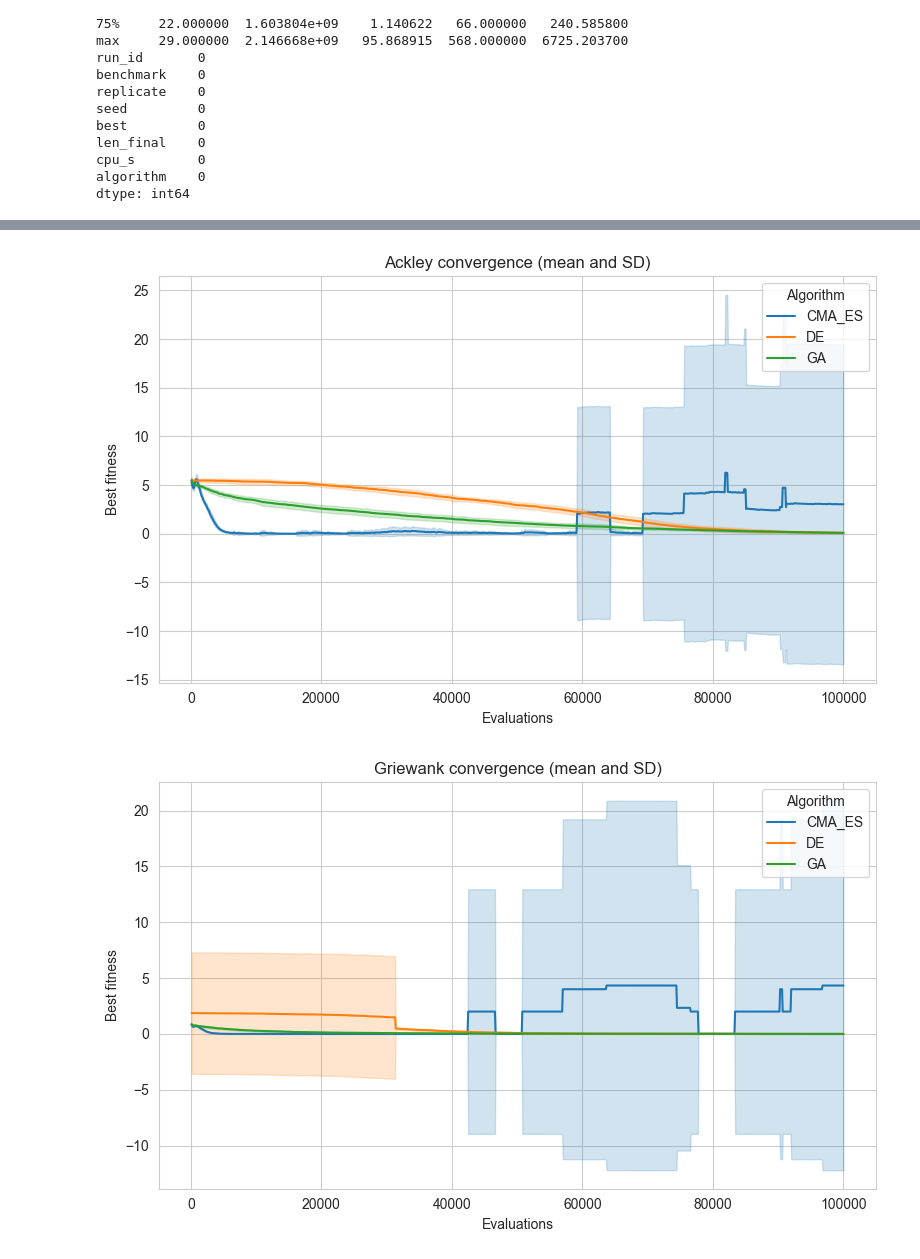
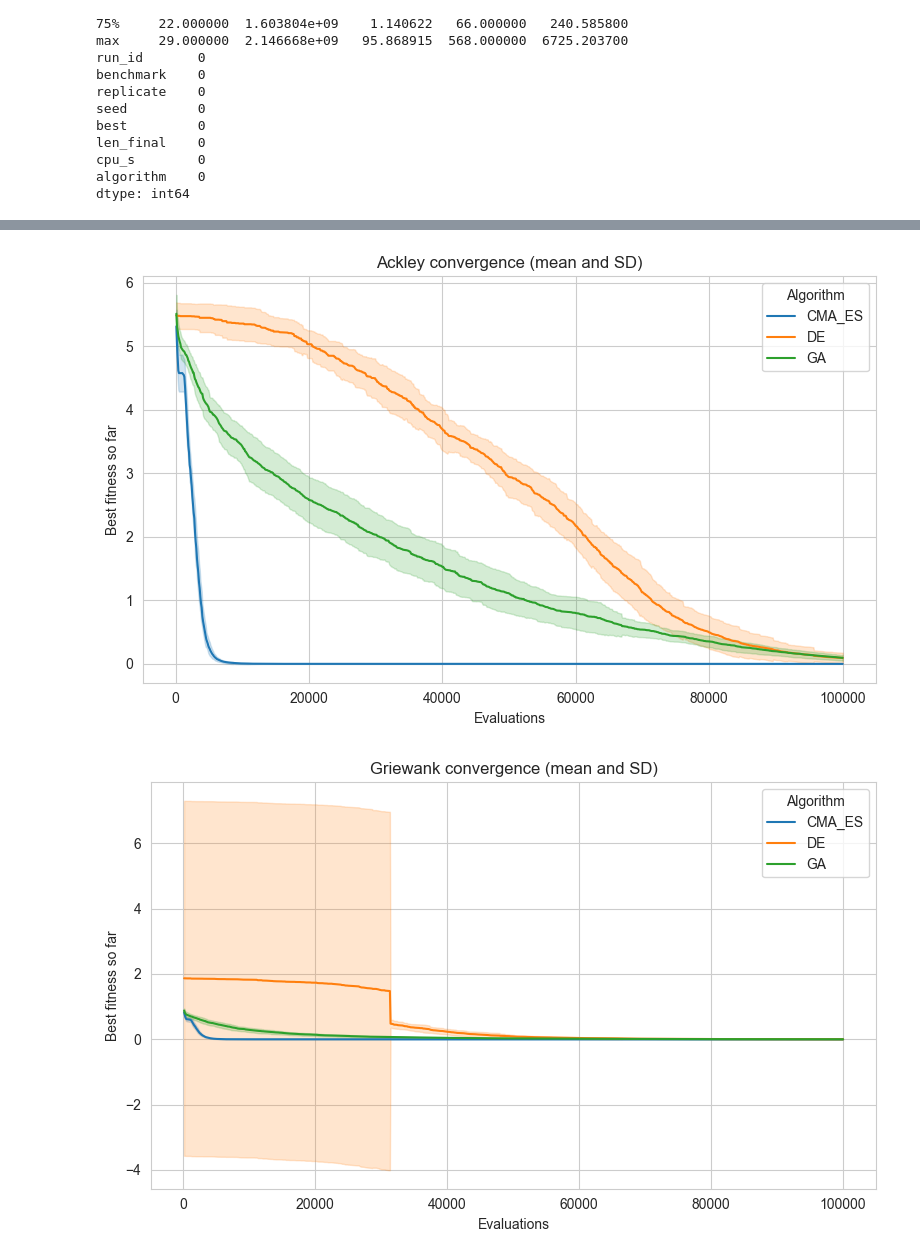
Before and after one commit to jvarhanik/thesis, a Jupyter notebook: Analysis.ipynb, the cells around one changed output, grey strips where cells are left out. Cells and saved outputs as stored; diff of their text form; code cells hidden in the pictures.

Commit message:
Updated: conv plots; violin plots using logaritmic scale; results written to csv

```diff
--- a/Analysis.ipynb
+++ b/Analysis.ipynb
@@ -47,6 +49,16 @@ csv_dirs_hist = {
 results = load_summaries(csv_dirs)
 history = load_histories(csv_dirs_hist)
 
+history = history.sort_values(
+    by=['benchmark','algorithm','replicate','evals']
+)
+
+history['best_so_far'] = (
+    history
+    .groupby(['benchmark','algorithm','replicate'])['fitness']
+    .cummin()
+)
+
 print(results.describe())
 print(results.isna().sum())
 results = results[np.isfinite(results['best'])]
@@ -173,16 +260,18 @@ GA      0.052581  0.365609  1.000000
 # %%
 for bench, sub in history.groupby('benchmark'):
     plt.figure(figsize=(8,5))
-    sns.lineplot(data=sub,
-                 x='evals', y='fitness',
-                 hue='algorithm',
-                 estimator='mean', errorbar='sd')
+    sns.lineplot(
+        data=sub,
+        x='evals', y='best_so_far',
+        hue='algorithm',
+        estimator='mean', errorbar='sd'
+    )
     plt.title(f'{bench} convergence (mean and SD)')
     plt.xlabel('Evaluations')
-    plt.ylabel('Best fitness')
+    plt.ylabel('Best fitness so far')
     plt.legend(title='Algorithm')
     plt.tight_layout()
     plt.show()
 # %% [output]
-[figure, old version]
+[figure, new version]
-[figure, old version]
+[figure, new version]
```
Also changed, not shown: parts of 5 cells of this notebook.
